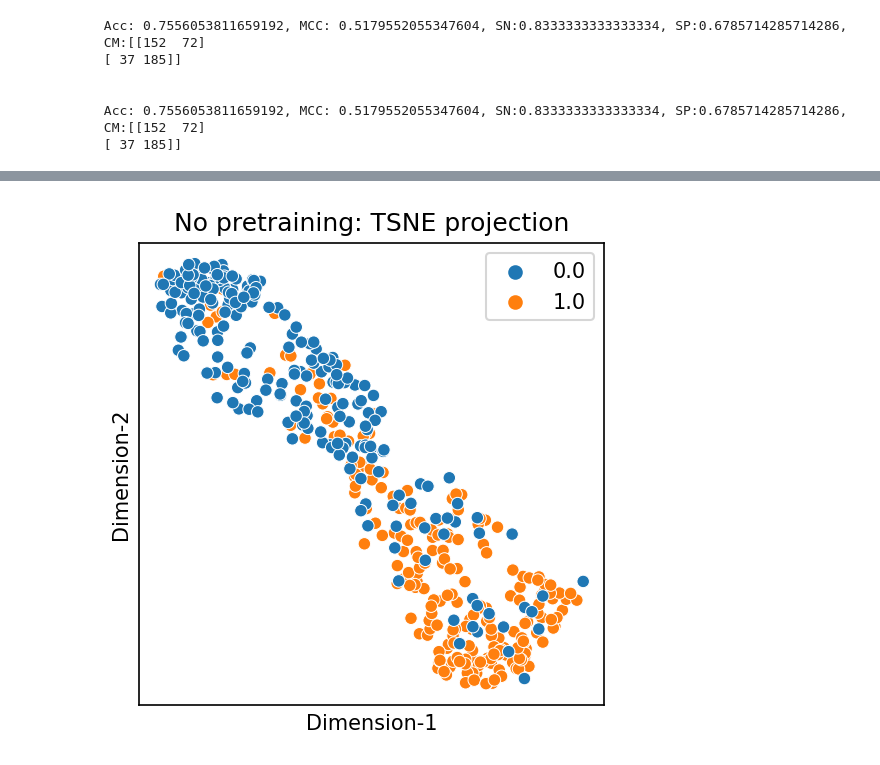
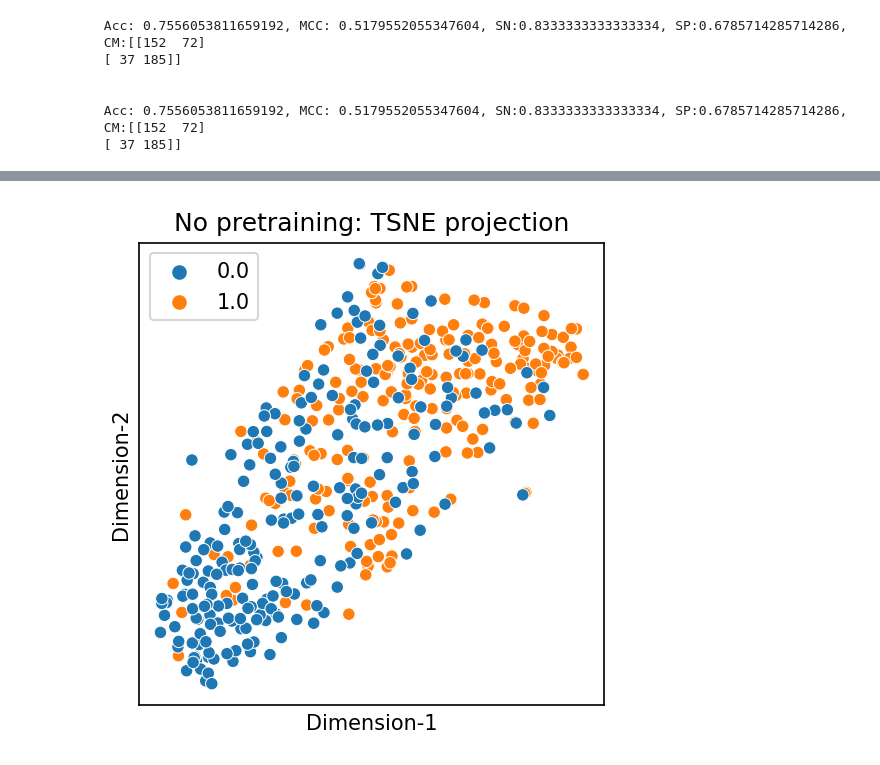
Before and after one commit to anuprulez/transformer_dephosphorylation, a Jupyter notebook: notebooks/train_prot_t5_ffn-no-pretraining.ipynb, the cells around one changed output, grey strips where cells are left out. Cells and saved outputs as stored; diff of their text form; code cells hidden in the pictures.

```diff
--- a/notebooks/train_prot_t5_ffn-no-pretraining.ipynb
+++ b/notebooks/train_prot_t5_ffn-no-pretraining.ipynb
@@ -641,13 +644,21 @@ import seaborn as sns
 import h5py
 
 
-print(len(stacked_model.layers))
+#print(re_stacked_model.summary())
+
+#print(len(re_stacked_model.layers))
 
 # create truncated model
-truncated_ANN_model = Model(inputs=re_stacked_model.input,
-                                 outputs=re_stacked_model.get_layer(index=26).output)
+#truncated_ANN_model = Model(inputs=re_stacked_model.input,
+#                                 outputs=re_stacked_model.get_layer(index=21).output)
 
-hidden_features = truncated_ANN_model.predict([X_test_CNN, X_test_full_ST_embedding, X_test_CNN])
+#hidden_features = truncated_ANN_model.predict([X_test_CNN, X_test_full_ST_embedding, X_test_CNN])
+
+loaded_model_C.summary()
+print("Number of layers: ", len(loaded_model_C.layers))
+truncated_CNN_model = Model(inputs=loaded_model_C.input,
+                                 outputs=loaded_model_C.get_layer(index=len(loaded_model_C.layers) - 3).output) #20
+hidden_features = truncated_CNN_model.predict([X_test_CNN])
 
 print(hidden_features.shape)
 
@@ -659,27 +685,29 @@ df['Target'] = test_ST_labels
 # %%
-m = TSNE(learning_rate = 10, perplexity = 100, random_state = 20) #learning_rate = 10, perplexity=30
+m = TSNE(learning_rate = "auto", perplexity = 100, random_state = 20) #learning_rate = 10, perplexity=30
+
 tsne_features = m.fit_transform(hidden_features)
+
 df['Dimension-1'] = tsne_features[:,0]
 df['Dimension-2'] = tsne_features[:,1]
 
 figsize = (4, 4)
 figure(figsize=figsize, dpi=150)
 
 sns.scatterplot(x="Dimension-1", y="Dimension-2", hue='Target',data=df)
 plt.tick_params(top=False,
                bottom=False,
                left=False,
                right=False,
                labelleft=False,
                labelbottom=False)
 
 plt.title("No pretraining: TSNE projection")
 plt.legend().set_visible(True)
 filename = "TSNE_stacked_no_pretraining.png"
 plt.savefig(filename,dpi=150,bbox_inches='tight')
 plt.show()
 # %% [output]
-[figure, old version]
+[figure, new version]
 # %%
 from umap import UMAP
 from matplotlib.pyplot import figure
```
Also changed, not shown: parts of 5 cells of this notebook, 5 other files.
